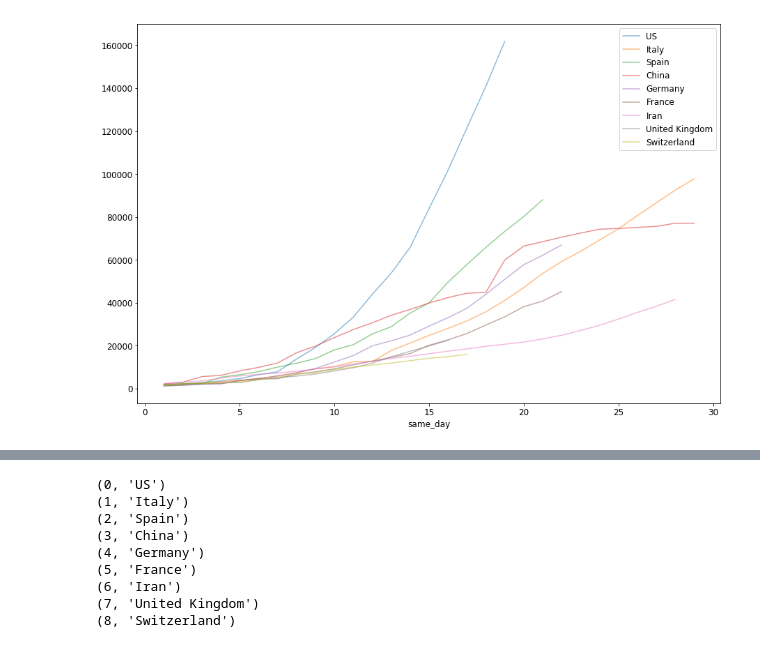
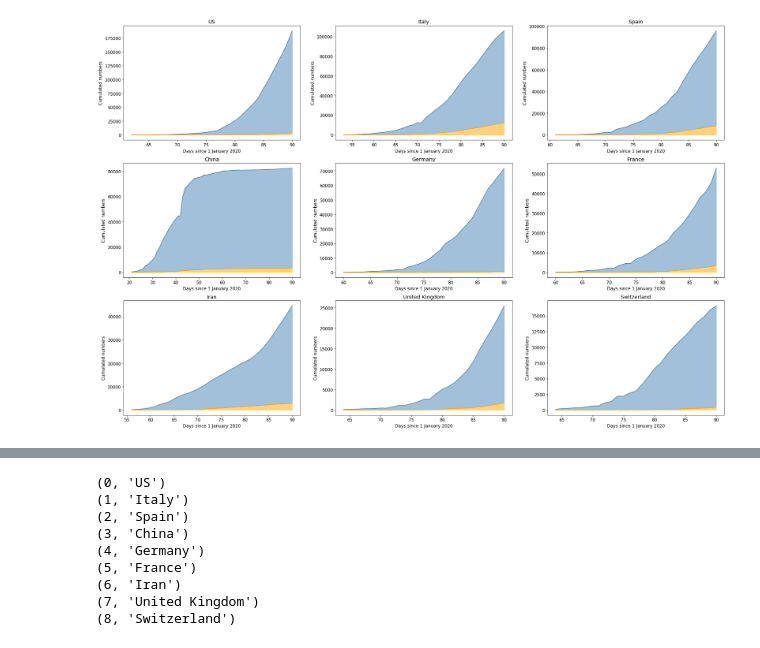
Before and after one commit to sbaumanns/COVID-19, a Jupyter notebook: COVID-19-Model.ipynb, the cells around one changed output, grey strips where cells are left out. Drawn from its saved outputs; the diff is of its cells as text; code cells hidden in the pictures.

```diff
--- a/COVID-19-Model.ipynb
+++ b/COVID-19-Model.ipynb
@@ -98,5 +136,5 @@ df_final = df_3
 # %%
-df_countries = df_final\
+df_countries = df_final[df_final['source'] == 'jh']\
     .groupby(['countriesAndTerritories'])\
     .agg(cum_cases=('cum_cases', 'max'))\
     .sort_values(['cum_cases'], ascending=[False])\
@@ -104,8 +142,9 @@ df_countries = df_final\
 
 list_countries = df_countries.iloc[:9]['countriesAndTerritories'].tolist()
 # %%
-def plot_total(df, country, ax, quantity_axis='cum_cases', days_axis='days', limit=None):
+def plot_total(df, country, ax, quantity_axis='cum_cases', days_axis='days', limit=None, source='jh'):
     df = df[df['countriesAndTerritories'] == country]
+    df = df[df['source'] == source]
     df = df[df[quantity_axis] > 0]
     df = df[df[days_axis] > 0]
 
@@ -114,6 +153,6 @@ def plot_total(df, country, ax, quantity_axis='cum_cases', days_axis='days', lim
 
     df.plot(x=days_axis, y=quantity_axis, ax=ax, label=country, alpha=0.5)
 # %%
-# fig, axs = plt.subplots(1, 1)
-# for country in list_countries:
-#     plot_total(df_final, country, axs)
+fig, axs = plt.subplots(1, 1)
+for country in list_countries:
+    plot_total(df_final, country, axs, 'cum_cases', 'same_day', 30, 'jh')
@@ -120,6 +161,25 @@ def plot_total(df, country, ax, quantity_axis='cum_cases', days_axis='days', lim
+# %%
+def plot_country(df, country, ax, source):
+    df = df[df['countriesAndTerritories'] == country]
+    df = df[df['source'] == source]
+    df = df[df['cum_cases'] > 100]
+
+    x = list(df['days'])
+    y_cases = list(df['cum_cases'])
+    y_deaths = list(df['cum_deaths'])
+
+    ax.plot(x, y_cases, label="cases", color="steelblue")
+    ax.plot(x, y_deaths, label="deaths", color="orange")
+    ax.set_title(country)
+
+    ax.fill_between(x, y_deaths, y_cases, alpha=0.5, color="steelblue")
+    ax.fill_between(x, 0, y_deaths, alpha=0.5, color="orange")
+
+    ax.set_xlabel("Days since 1 January 2020")
+    ax.set_ylabel("Cumulated numbers")
 # %%
-fig, axs = plt.subplots(1, 1)
-for country in list_countries:
-    plot_total(df_final, country, axs, 'cum_cases', 'same_day', 30)
+fig, axs = plt.subplots(3, 3, figsize=(30,20))
+for country, ax in zip(list_countries, axs.ravel()):
+    plot_country(df_final, country, ax, source='jh')
 # %% [output]
-[figure, old version]
+[figure, new version]
```
Also changed, not shown: parts of 24 cells of this notebook.
